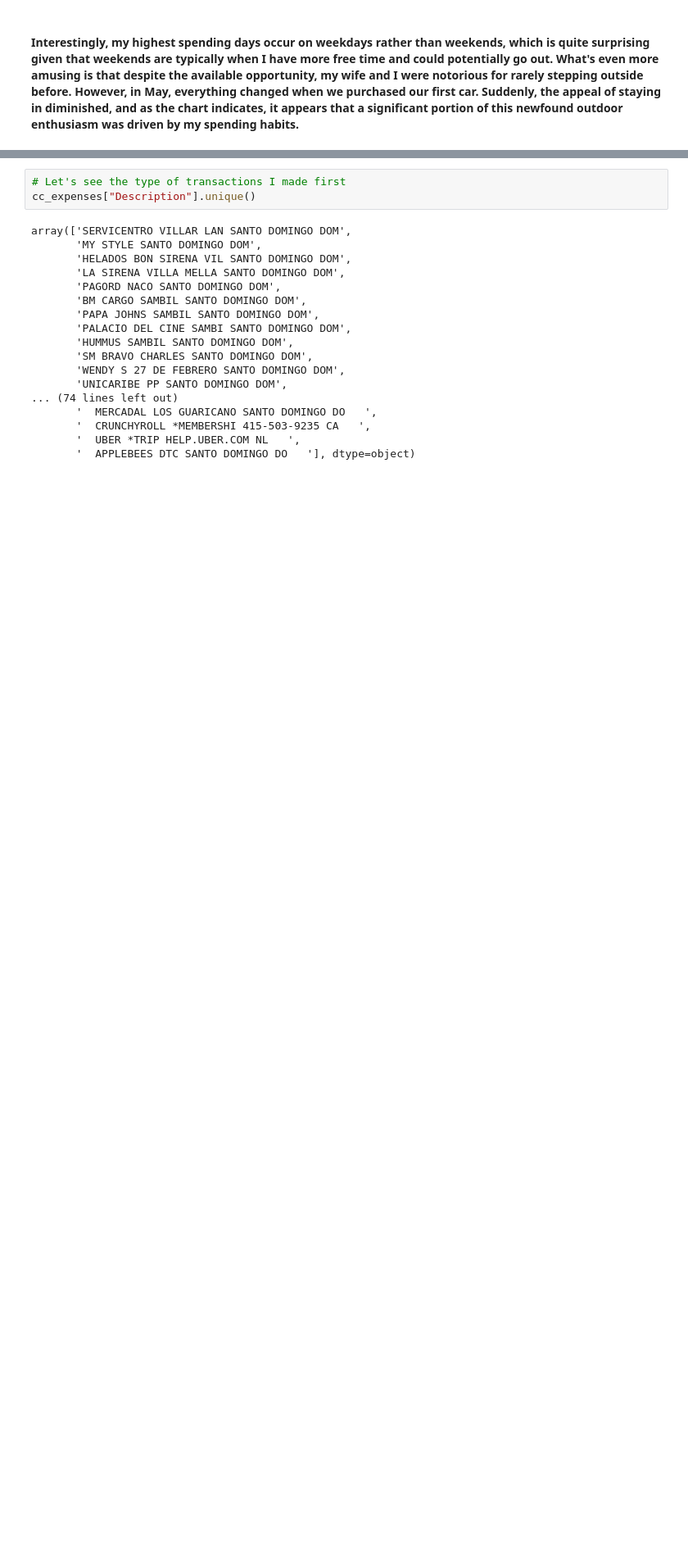
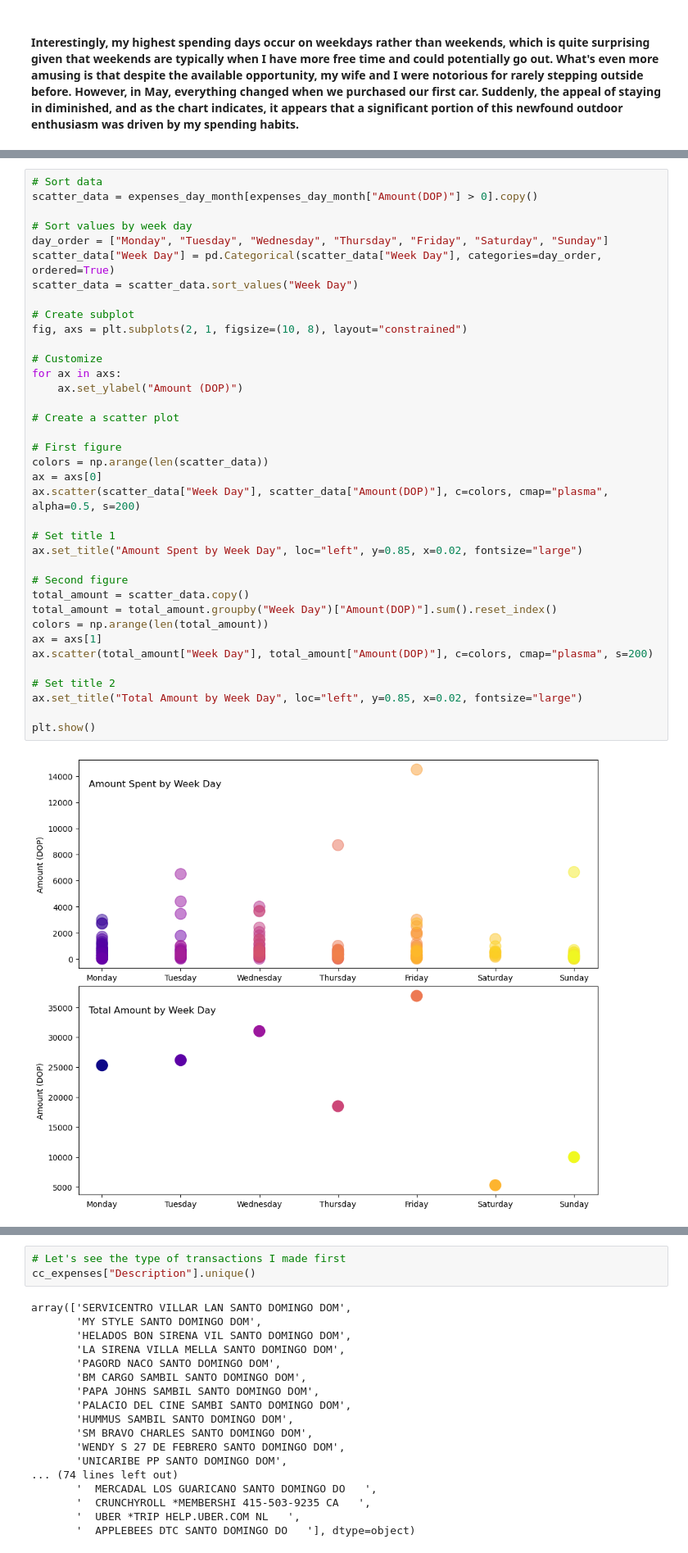
Before and after one commit to wriverarincon/portfolio, a Jupyter notebook: credit_cards_expenses/my_finances.ipynb, the cells around one changed output, grey strips where cells are left out. Shown at 82% size. Drawn from its saved outputs; the diff is of its cells as text; blank space fills up the shorter version.

```diff
--- a/credit_cards_expenses/my_finances.ipynb
+++ b/credit_cards_expenses/my_finances.ipynb
@@ -303,0 +338,39 @@ plt.show()
+# %%
+# Sort data
+scatter_data = expenses_day_month[expenses_day_month["Amount(DOP)"] > 0].copy()
+
+# Sort values by week day
+day_order = ["Monday", "Tuesday", "Wednesday", "Thursday", "Friday", "Saturday", "Sunday"]
+scatter_data["Week Day"] = pd.Categorical(scatter_data["Week Day"], categories=day_order, ordered=True)
+scatter_data = scatter_data.sort_values("Week Day")
+
+# Create subplot
+fig, axs = plt.subplots(2, 1, figsize=(10, 8), layout="constrained")
+
+# Customize
+for ax in axs:
+    ax.set_ylabel("Amount (DOP)")
+
+# Create a scatter plot
+
+# First figure
+colors = np.arange(len(scatter_data))
+ax = axs[0]
+ax.scatter(scatter_data["Week Day"], scatter_data["Amount(DOP)"], c=colors, cmap="plasma", alpha=0.5, s=200)
+
+# Set title 1
+ax.set_title("Amount Spent by Week Day", loc="left", y=0.85, x=0.02, fontsize="large")
+
+# Second figure
+total_amount = scatter_data.copy()
+total_amount = total_amount.groupby("Week Day")["Amount(DOP)"].sum().reset_index()
+colors = np.arange(len(total_amount))
+ax = axs[1]
+ax.scatter(total_amount["Week Day"], total_amount["Amount(DOP)"], c=colors, cmap="plasma", s=200)
+
+# Set title 2
+ax.set_title("Total Amount by Week Day", loc="left", y=0.85, x=0.02, fontsize="large")
+
+plt.show()
+# %% [output]
+[figure, added]
```
Also changed, not shown: parts of 27 cells of this notebook.
